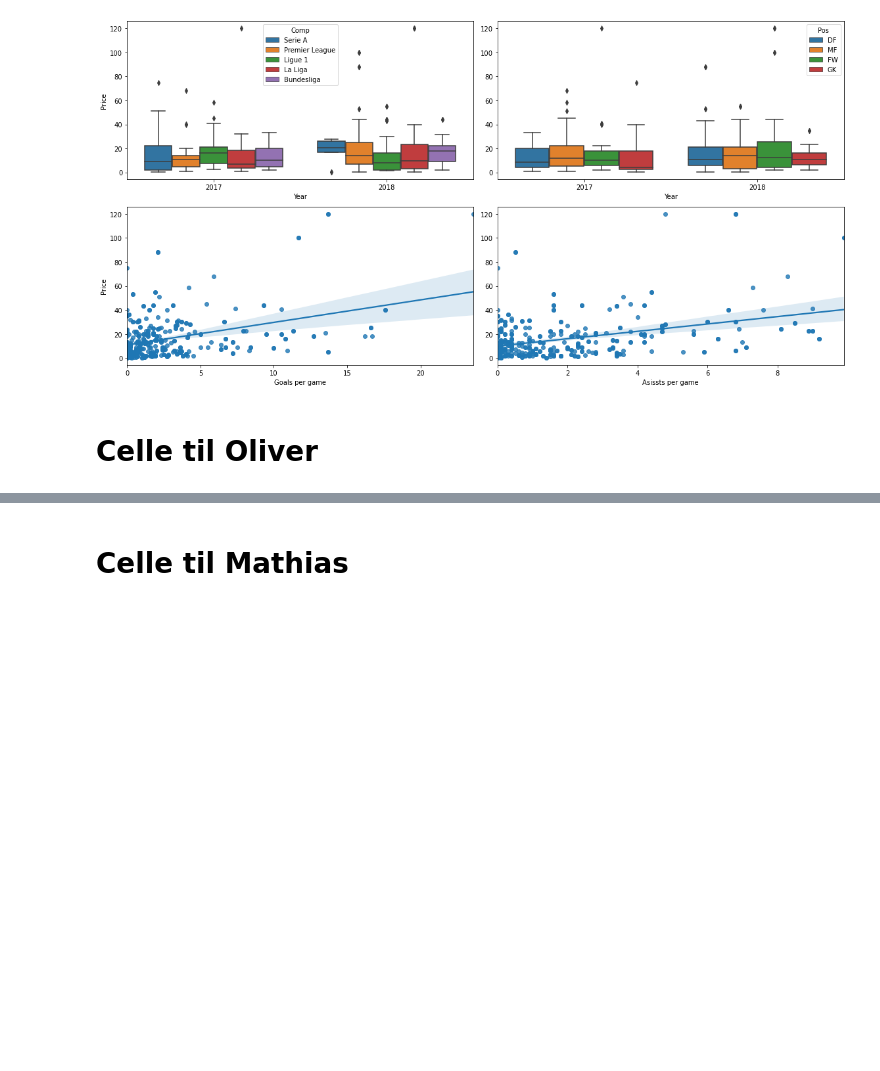
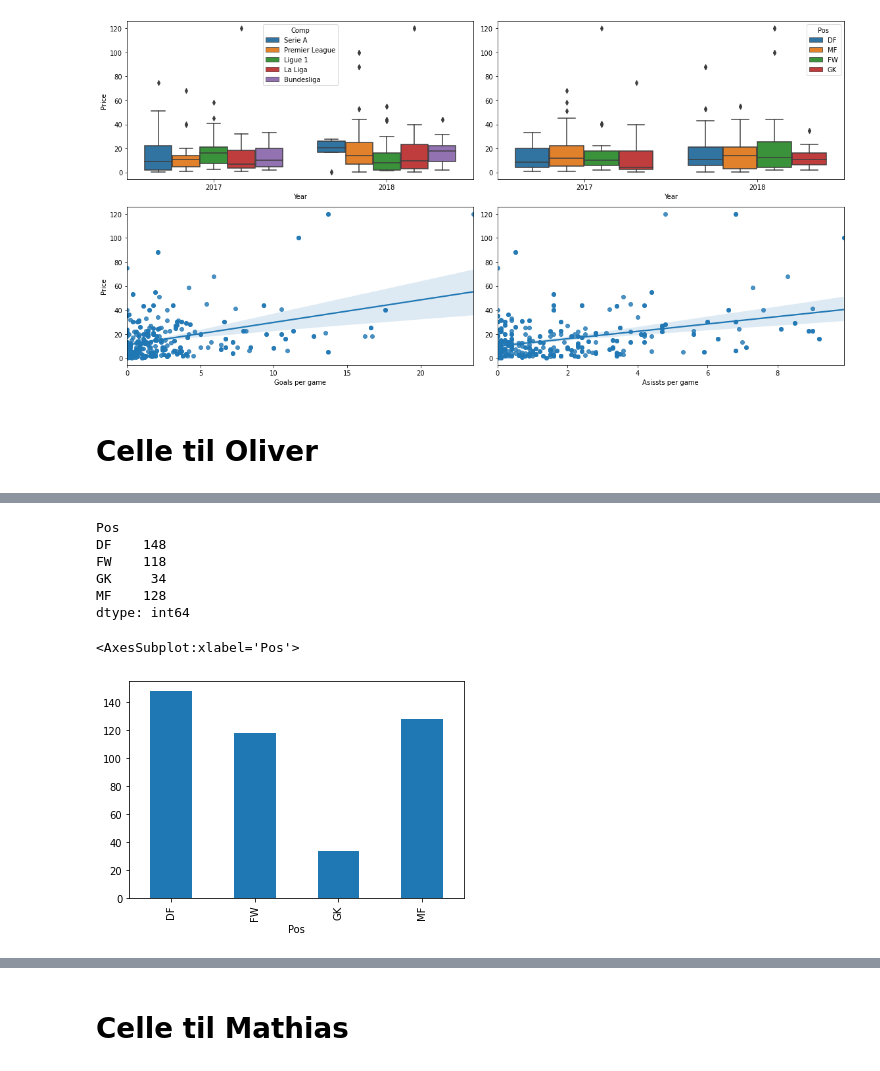
Before and after one commit to mathiasbindseil/three_drengz, a Jupyter notebook: ISDS - Kopi.ipynb, the cells around one changed output, grey strips where cells are left out. Drawn from its saved outputs; the diff is of its cells as text; code cells hidden in the pictures; blank space fills up the shorter version.

```diff
--- a/ISDS - Kopi.ipynb
+++ b/ISDS - Kopi.ipynb
@@ -478,3 +487,19 @@ strong multicollinearity or other numerical problems.
+# %%
+GroupedData=modeldata_v2.groupby(by='Pos').size()
+print(GroupedData)
+
+# Generating a bar chart for a single column
+%matplotlib inline
+GroupedData.plot.bar()
+# %% [output]
+Pos
+DF    148
+FW    118
+GK     34
+MF    128
+dtype: int64
+<AxesSubplot:xlabel='Pos'>
+[figure, added]
 # %%
 from sklearn.linear_model import LinearRegression
 from sklearn.metrics import mean_squared_error as mse
```
Also changed, not shown: parts of 3 cells of this notebook.
